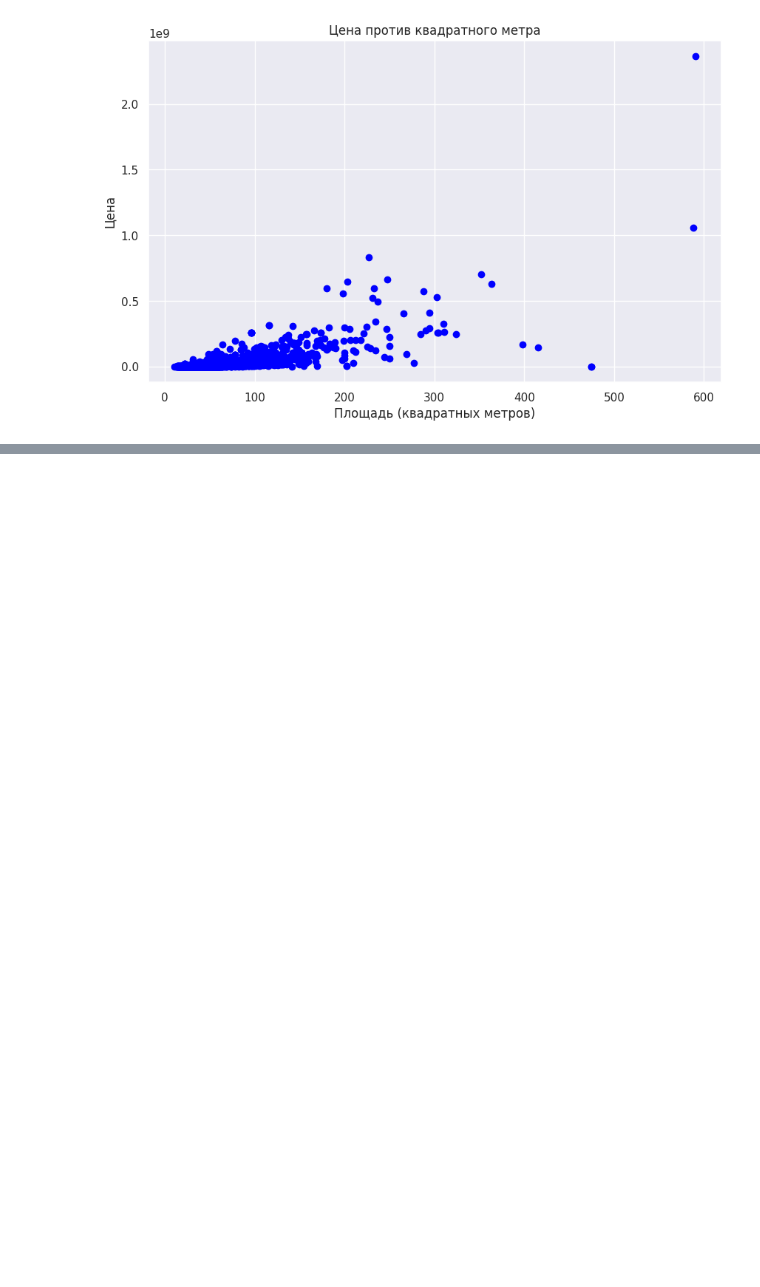
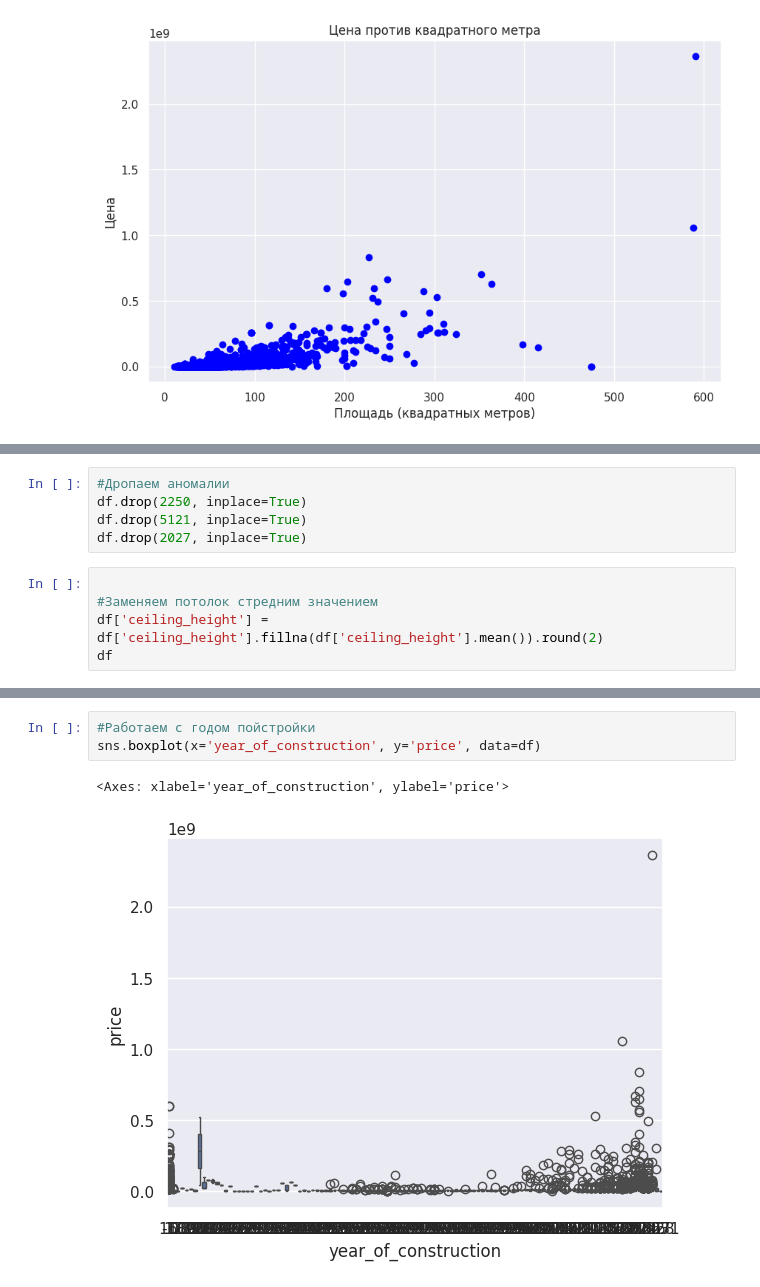
Before and after one commit to EBUSYGIN/ML-1, a Jupyter notebook: ML_1.ipynb, the cells around one changed output, grey strips where cells are left out. Drawn from its saved outputs; the diff is of its cells as text; blank space fills up the shorter version.

```diff
--- a/ML_1.ipynb
+++ b/ML_1.ipynb
@@ -528,0 +544,10 @@ dtype: float64
+# %%
+#Дропаем аномалии
+df.drop(2250, inplace=True)
+df.drop(5121, inplace=True)
+df.drop(2027, inplace=True)
+# %%
+
+#Заменяем потолок стредним значением
+df['ceiling_height'] = df['ceiling_height'].fillna(df['ceiling_height'].mean()).round(2)
+df
@@ -528,0 +568,6 @@ dtype: float64
+# %%
+#Работаем с годом пойстройки
+sns.boxplot(x='year_of_construction', y='price', data=df)
+# %% [output]
+<Axes: xlabel='year_of_construction', ylabel='price'>
+[figure, added]
```
Also changed, not shown: parts of 26 cells of this notebook.
